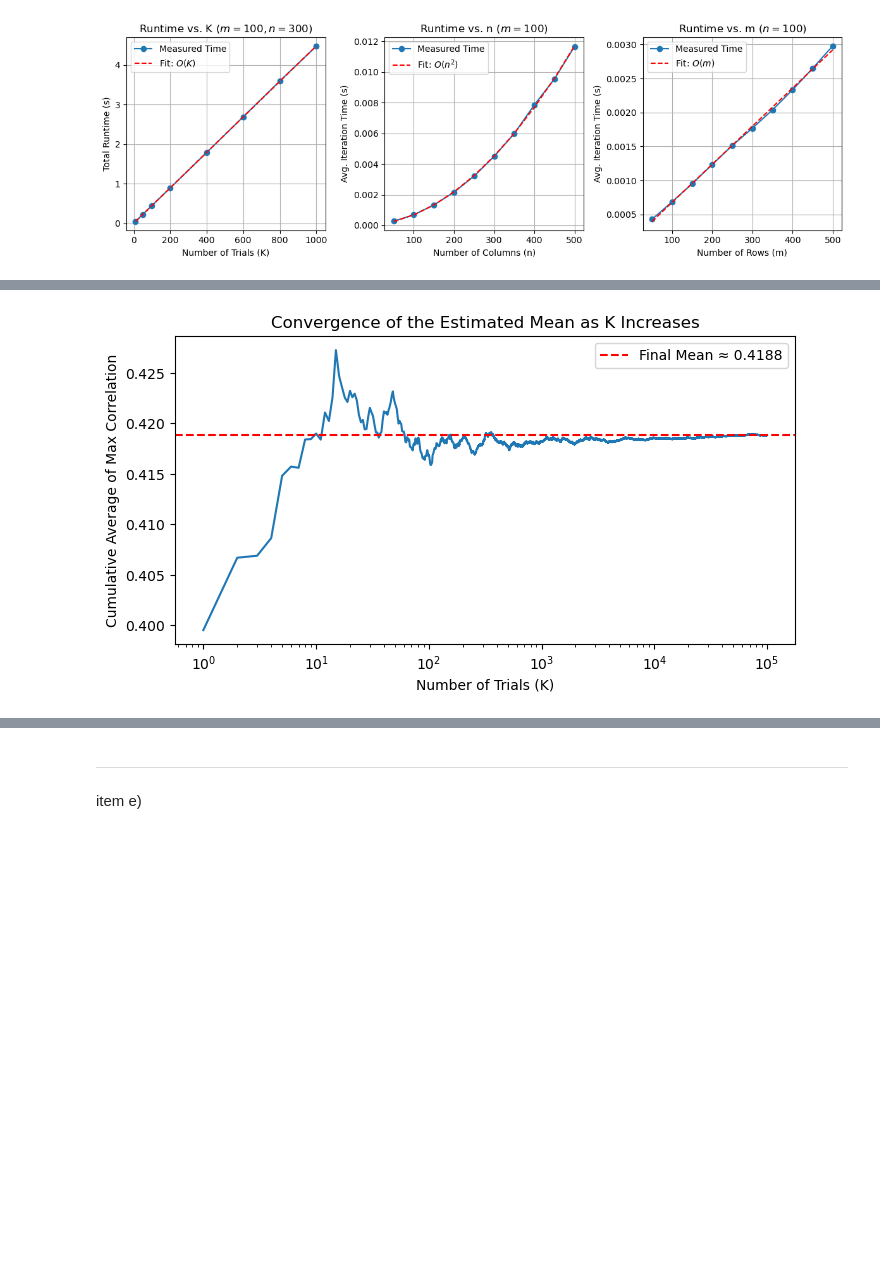
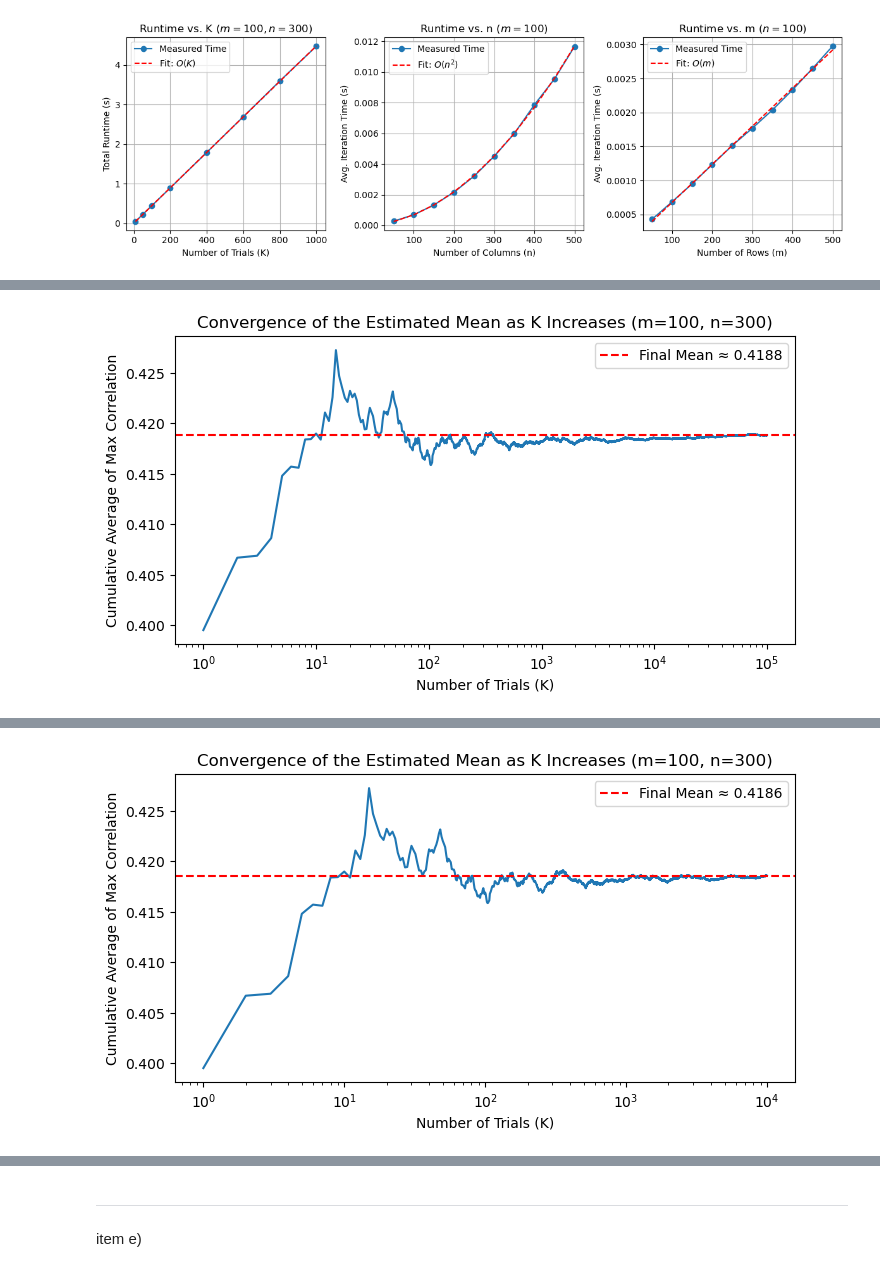
Before and after one commit to arthurabello/nla-assignment-4, a Jupyter notebook: src/assignment.ipynb, the cells around one changed output, grey strips where cells are left out. Cells and saved outputs as stored; diff of their text form; code cells hidden in the pictures; blank space fills up the shorter version.

```diff
--- a/src/assignment.ipynb
+++ b/src/assignment.ipynb
@@ -601,7 +609,7 @@ def plot_mean_convergence_parallel(m=100, n=300, K_max=100000, seed=727):
     """
     Shows how the estimated mean converges as K increases using parallel processing.
     """
-    print(f"Running simulation for K={K_max} to show convergence using parallel processing...")
+    print(f"Running simulation for K={K_max}, m={m}, n={n} to show convergence using parallel processing...")
 
     # Create a Pool of workers (uses all available CPU cores by default)
     # we create a list of unique seeds for each worker to ensure true randomness
@@ -632,15 +640,17 @@ def plot_mean_convergence_parallel(m=100, n=300, K_max=100000, seed=727):
     plt.xscale('log')
     plt.xlabel('Number of Trials (K)')
     plt.ylabel('Cumulative Average of Max Correlation')
-    plt.title('Convergence of the Estimated Mean as K Increases')
+    plt.title(f'Convergence of the Estimated Mean as K Increases (m={m}, n={n})')
     #plt.grid(True, which="both", ls="--")
     # Add a line for the final converged value
     final_mean = running_avg[-1]
     plt.axhline(y=final_mean, color='r', linestyle='--', label=f'Final Mean ≈ {final_mean:.4f}')
     plt.legend()
-    plt.savefig("../docs/images/complexity_mean_convergence_parallel.png", dpi=200)
+    plt.savefig(f"../docs/images/complexity_mean_convergence_parallel_k{K_max}_m{m}_n{n}.png", dpi=200)
     plt.show()
 
 if __name__ == '__main__':
-    plot_mean_convergence_parallel()
+    plot_mean_convergence_parallel(K_max=100000)
+    plot_mean_convergence_parallel(K_max=10000)
+    plot_mean_convergence_parallel(m=500, n=1500, K_max=10000)
 # %% [output]
@@ -649 +659 @@ Parallel computation finished in 33.04 seconds.
-[figure, old version]
+[figure, new version]
@@ -649,0 +662 @@ Parallel computation finished in 33.04 seconds.
+[figure, added]
```
Also changed, not shown: parts of 7 cells of this notebook, 20 other files.
